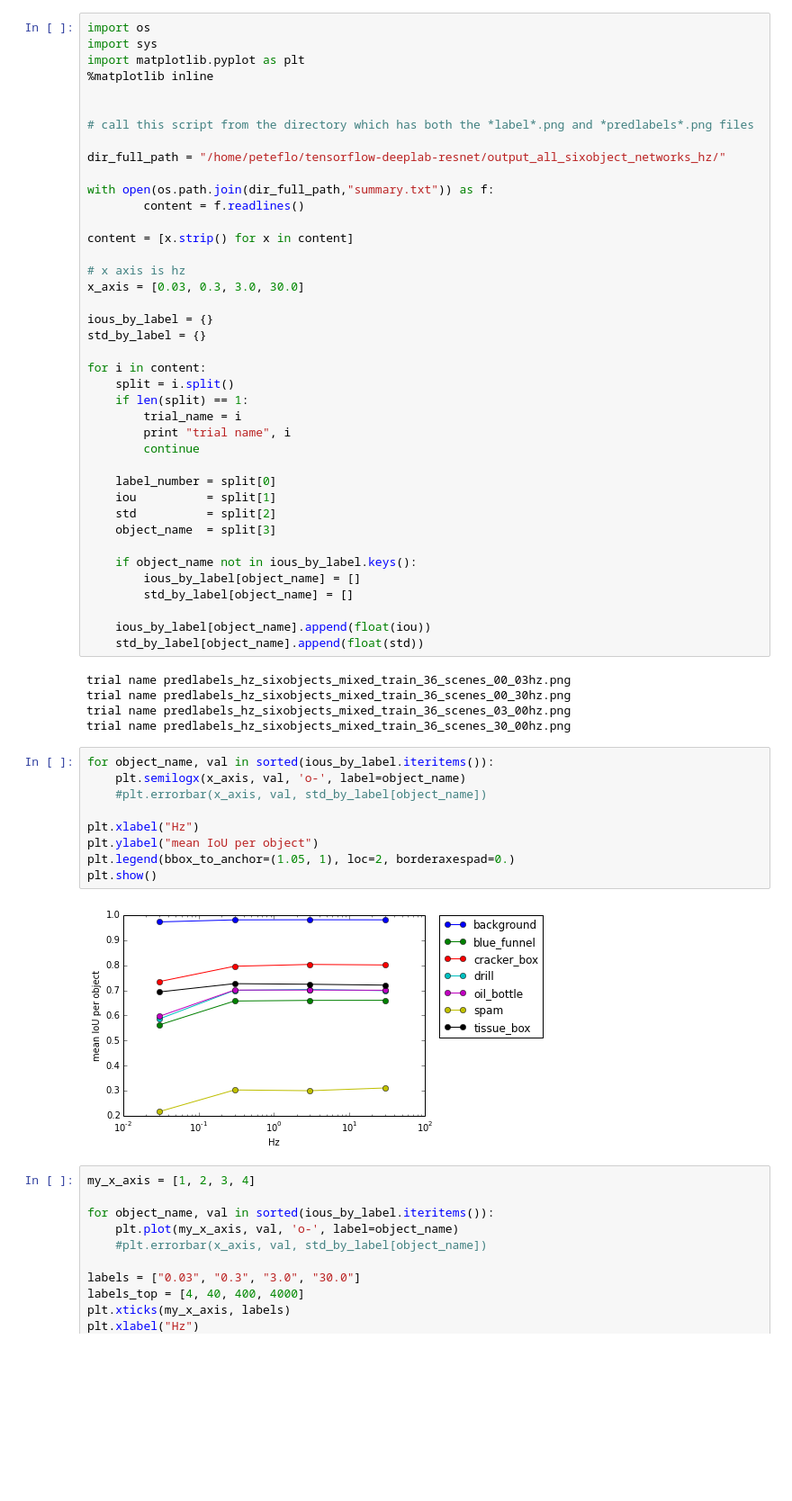
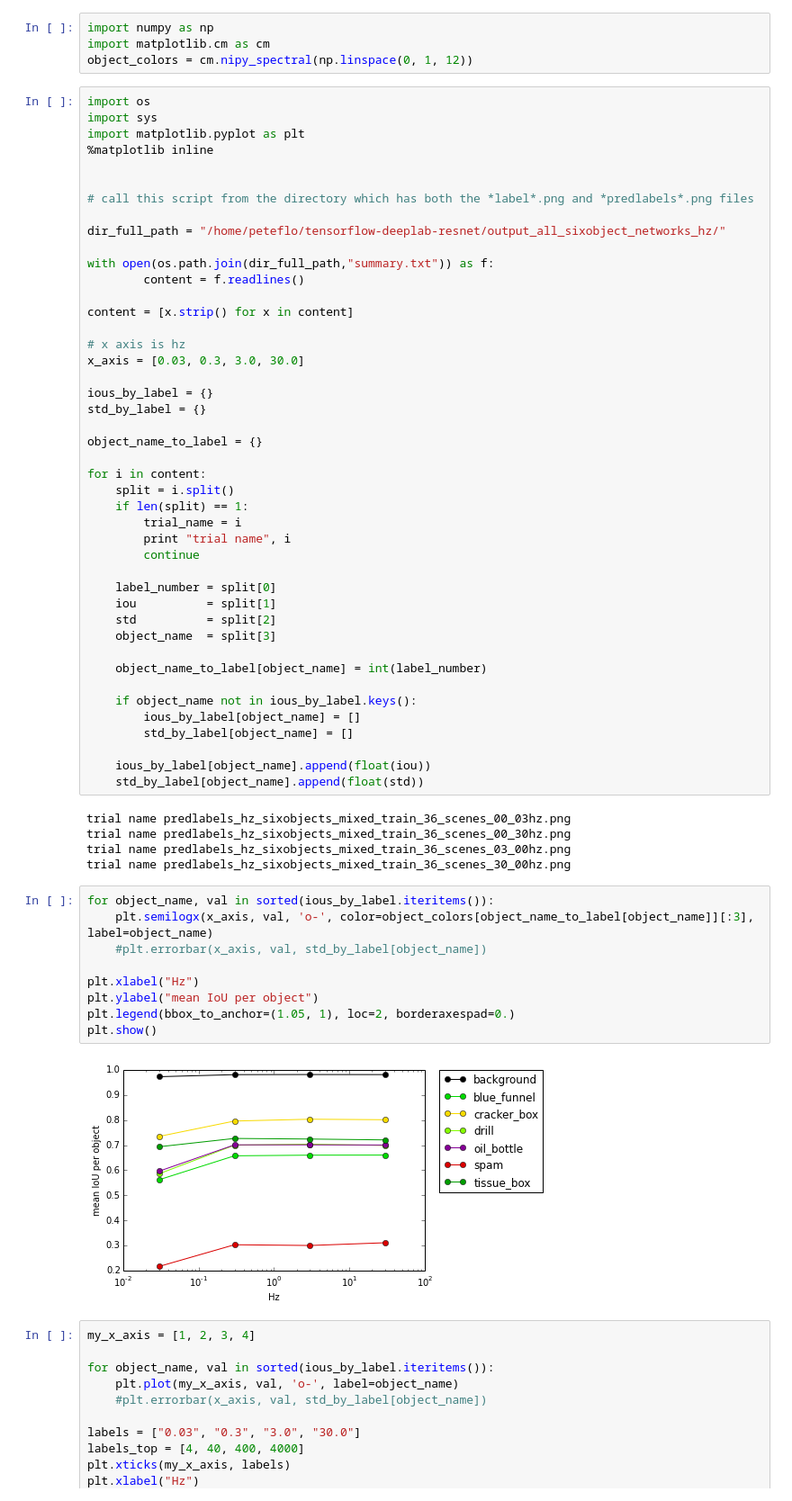
Before and after one commit to RobotLocomotion/spartan, a Jupyter notebook: src/CorlDev/experiments/hz_experiment_figures.ipynb, the cells around one changed output. Shown at 90% size. Drawn from its saved outputs; the diff is of its cells as text; blank space fills up the shorter version.

Commit message:
drill and hz figures

```diff
--- a/src/CorlDev/experiments/hz_experiment_figures.ipynb
+++ b/src/CorlDev/experiments/hz_experiment_figures.ipynb
@@ -1,3 +1,7 @@
+# %%
+import numpy as np
+import matplotlib.cm as cm
+object_colors = cm.nipy_spectral(np.linspace(0, 1, 12))
 # %%
 import os
 import sys
@@ -20,6 +24,8 @@ x_axis = [0.03, 0.3, 3.0, 30.0]
 ious_by_label = {}
 std_by_label = {}
 
+object_name_to_label = {}
+
 for i in content:
     split = i.split()
     if len(split) == 1:
@@ -32,6 +38,8 @@ for i in content:
     std          = split[2]
     object_name  = split[3]
 
+    object_name_to_label[object_name] = int(label_number)
+
     if object_name not in ious_by_label.keys():
         ious_by_label[object_name] = []
         std_by_label[object_name] = []
@@ -45,15 +53,15 @@ trial name predlabels_hz_sixobjects_mixed_train_36_scenes_03_00hz.png
 trial name predlabels_hz_sixobjects_mixed_train_36_scenes_30_00hz.png
 # %%
 for object_name, val in sorted(ious_by_label.iteritems()):
-    plt.semilogx(x_axis, val, 'o-', label=object_name)
+    plt.semilogx(x_axis, val, 'o-', color=object_colors[object_name_to_label[object_name]][:3], label=object_name)
     #plt.errorbar(x_axis, val, std_by_label[object_name])
 
 plt.xlabel("Hz")
 plt.ylabel("mean IoU per object")
 plt.legend(bbox_to_anchor=(1.05, 1), loc=2, borderaxespad=0.)
 plt.show()
 # %% [output]
-[figure, old version]
+[figure, new version]
 # %%
 my_x_axis = [1, 2, 3, 4]
 
```
Also changed, not shown: 1 other file.
